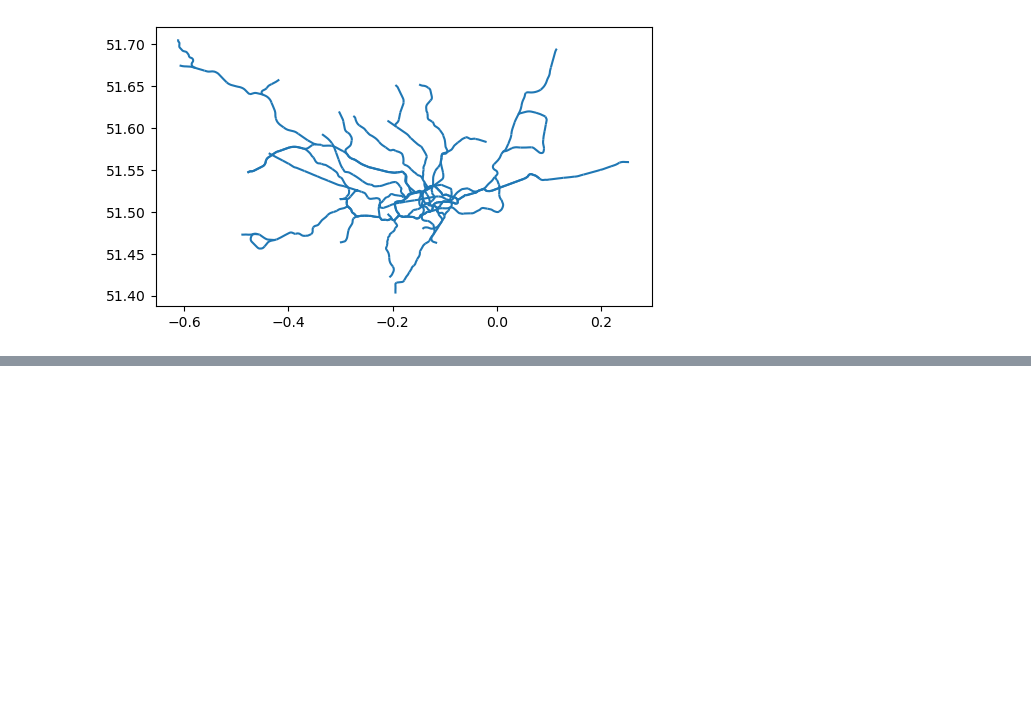
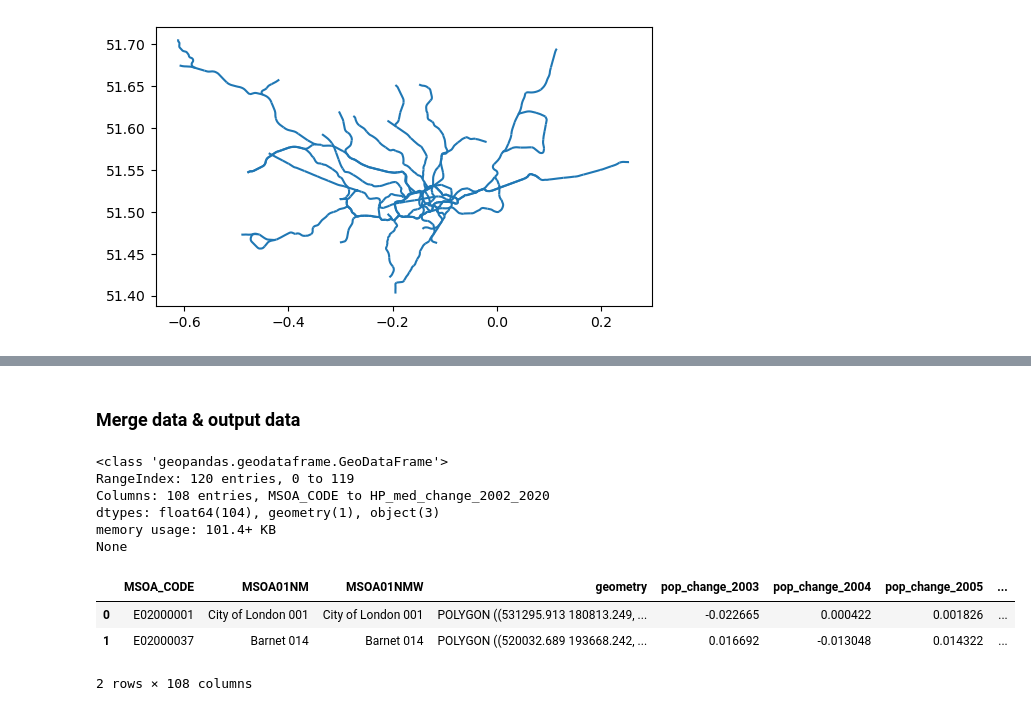
Before and after one commit to X-Fan-Jack/tube-empower-london-regeneration, a Jupyter notebook: data/0_data_factory.ipynb, the cells around one changed output, grey strips where cells are left out. Saved outputs shown, nothing was run; the diff lists cells and outputs as text; code cells hidden in the pictures; blank space fills up the shorter version.

```diff
--- a/data/0_data_factory.ipynb
+++ b/data/0_data_factory.ipynb
@@ -205,0 +404,20 @@ london_tube.to_file('london_tube.geojson', driver='GeoJSON')
+# %% [markdown]
+### Merge data & output data
+# %%
+# Population change is 03-20, income is 02-12, house price is 97-22
+london_Jubilee_msoa_area_change_data = pd.merge(london_Jubilee_msoa_area, pop_change, on='MSOA_CODE', how='left')
+london_Jubilee_msoa_area_change_data = pd.merge(london_Jubilee_msoa_area_change_data, income_change, on='MSOA_CODE', how='left')
+london_Jubilee_msoa_area_change_data = pd.merge(london_Jubilee_msoa_area_change_data, hp_change, on='MSOA_CODE', how='left')
+print(london_Jubilee_msoa_area_change_data.info())
+london_Jubilee_msoa_area_change_data.head(2)
+# %% [output]
+<class 'geopandas.geodataframe.GeoDataFrame'>
+RangeIndex: 120 entries, 0 to 119
+Columns: 108 entries, MSOA_CODE to HP_med_change_2002_2020
+dtypes: float64(104), geometry(1), object(3)
+memory usage: 101.4+ KB
+None
+|  | MSOA_CODE | MSOA01NM | MSOA01NMW | geometry | pop_change_2003 | pop_change_2004 | pop_change_2005 | ... |
+| 0 | E02000001 | City of London 001 | City of London 001 | POLYGON ((531295.913 180813.249, ... | -0.022665 | 0.000422 | 0.001826 | ... |
+| 1 | E02000037 | Barnet 014 | Barnet 014 | POLYGON ((520032.689 193668.242, ... | 0.016692 | -0.013048 | 0.014322 | ... |
+2 rows × 108 columns
```
Also changed, not shown: parts of 21 cells of this notebook, 2 other files.
